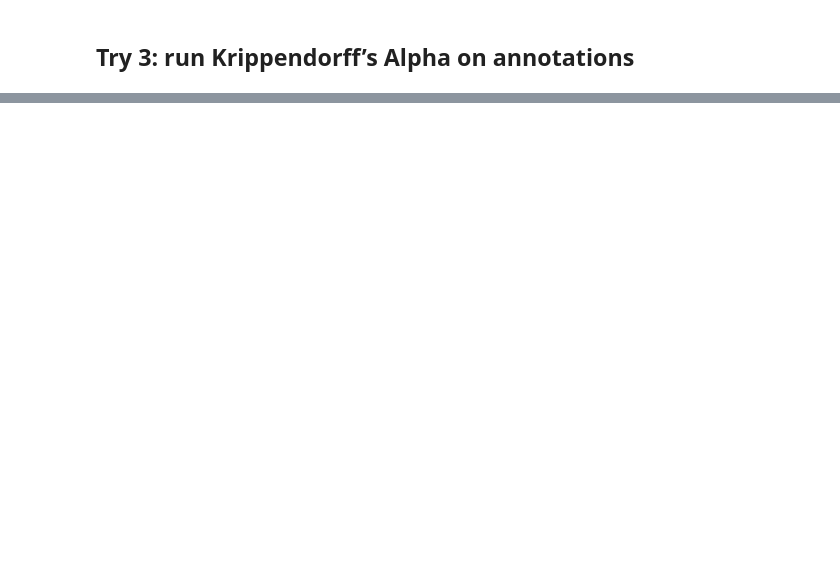
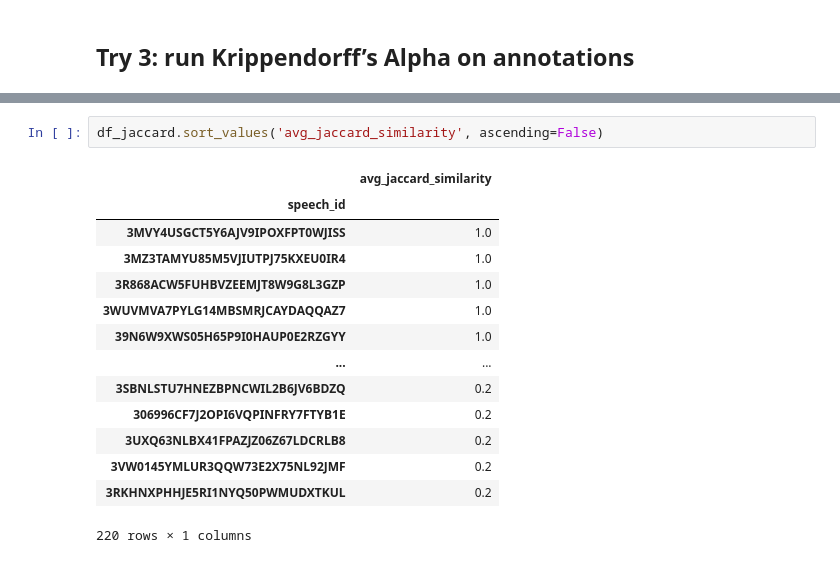
Before and after one commit to toletich311/manifesto_annotations, a Jupyter notebook: Annotations/Annotations_Labeling_Statistics.ipynb, the cells around one changed output, grey strips where cells are left out. Cells and saved outputs as stored; diff of their text form; blank space fills up the shorter version.

```diff
--- a/Annotations/Annotations_Labeling_Statistics.ipynb
+++ b/Annotations/Annotations_Labeling_Statistics.ipynb
@@ -331,0 +478,17 @@ Krippendorff’s Alpha: 0.06836551265048352
+# %%
+df_jaccard.sort_values('avg_jaccard_similarity', ascending=False)
+# %% [output]
+|  | avg_jaccard_similarity |
+| speech_id |  |
+| 3MVY4USGCT5Y6AJV9IPOXFPT0WJISS | 1.0 |
+| 3MZ3TAMYU85M5VJIUTPJ75KXEU0IR4 | 1.0 |
+| 3R868ACW5FUHBVZEEMJT8W9G8L3GZP | 1.0 |
+| 3WUVMVA7PYLG14MBSMRJCAYDAQQAZ7 | 1.0 |
+| 39N6W9XWS05H65P9I0HAUP0E2RZGYY | 1.0 |
+| ... | ... |
+| 3SBNLSTU7HNEZBPNCWIL2B6JV6BDZQ | 0.2 |
+| 306996CF7J2OPI6VQPINFRY7FTYB1E | 0.2 |
+| 3UXQ63NLBX41FPAZJZ06Z67LDCRLB8 | 0.2 |
+| 3VW0145YMLUR3QQW73E2X75NL92JMF | 0.2 |
+| 3RKHNXPHHJE5RI1NYQ50PWMUDXTKUL | 0.2 |
+220 rows × 1 columns
```
Also changed, not shown: parts of 24 cells of this notebook.
